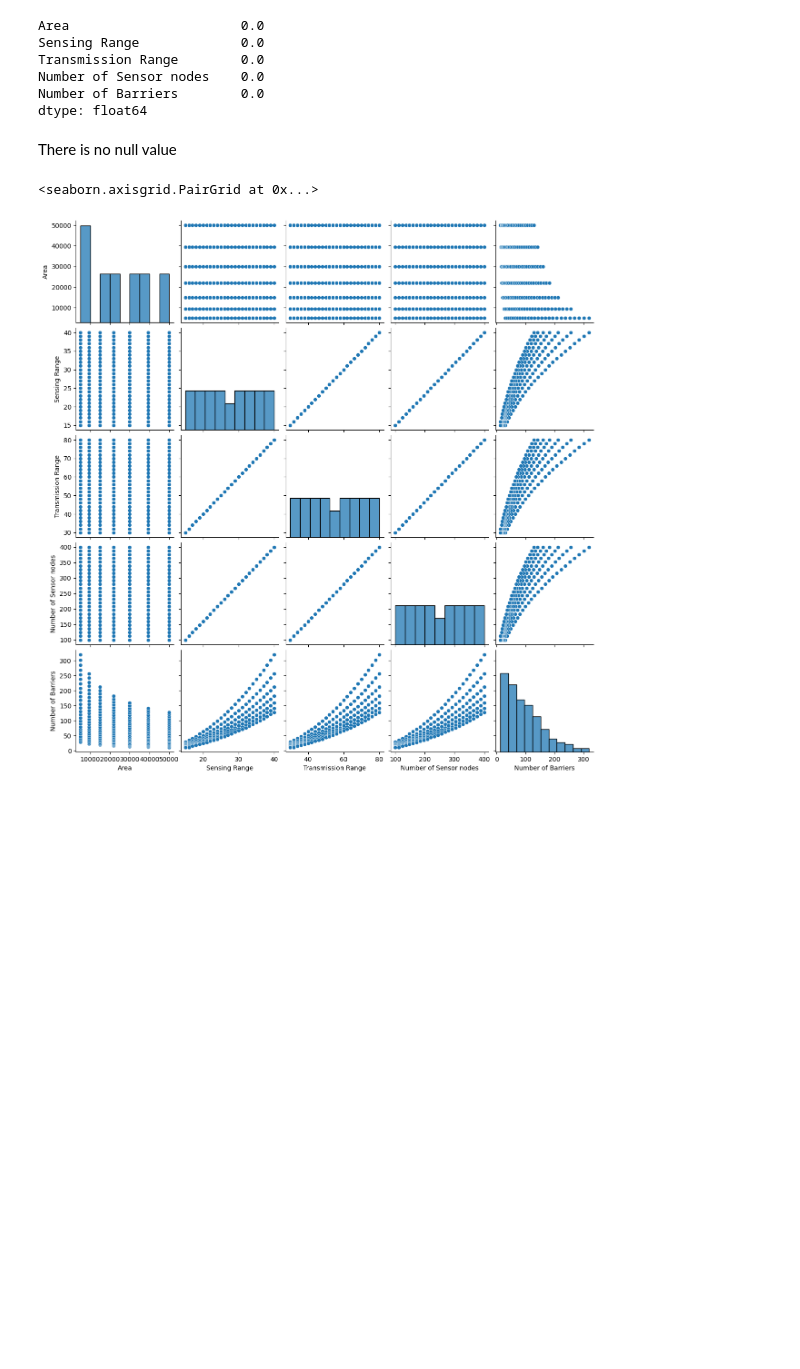
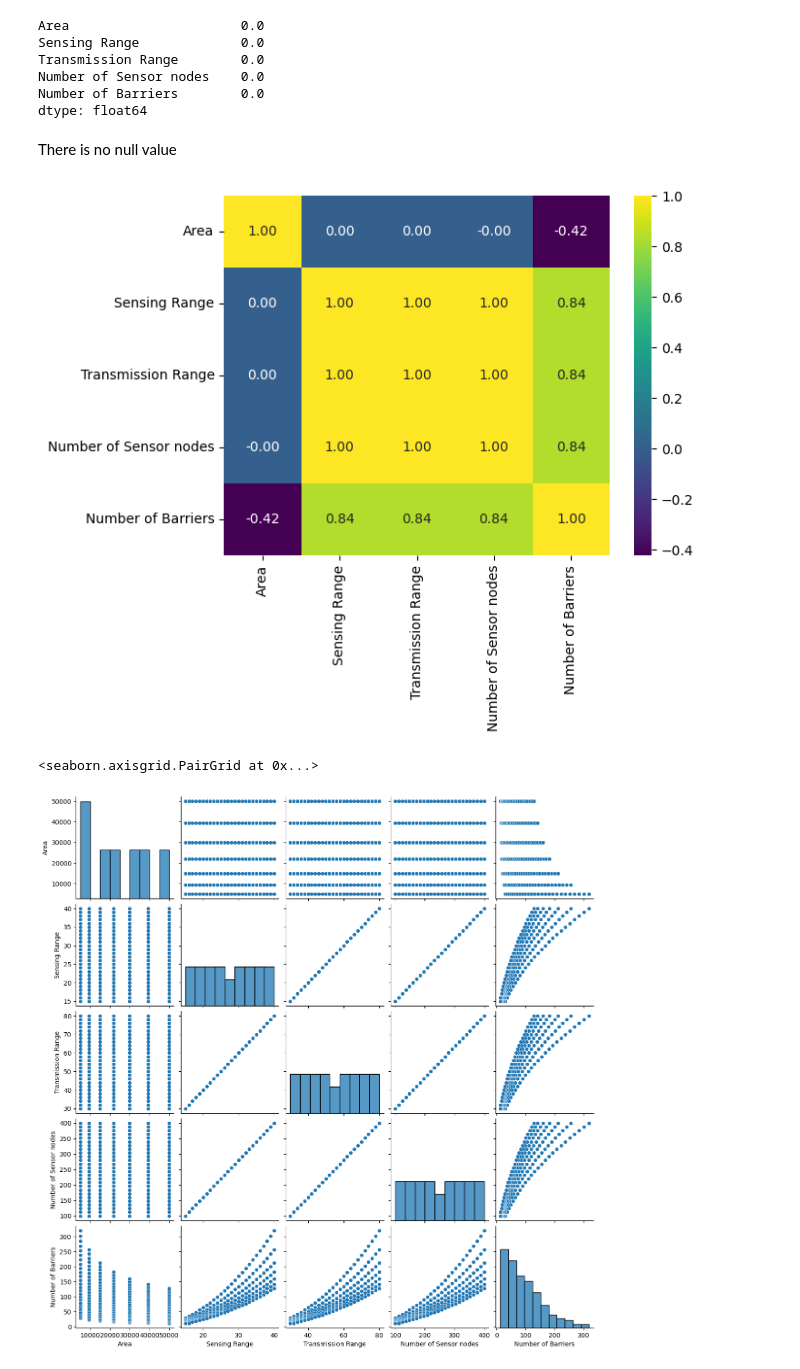
Before and after one commit to gioshwua/LE1_REANO_KJ, a Jupyter notebook: KennethReano.ipynb, the cells around one changed output. Saved outputs shown, nothing was run; the diff lists cells and outputs as text; code cells hidden in the pictures; blank space fills up the shorter version.

Commit message:
updated the file;added new graph

```diff
--- a/KennethReano.ipynb
+++ b/KennethReano.ipynb
@@ -26,6 +26,12 @@ Number of Barriers        0.0
 dtype: float64
 # %% [markdown]
 There is no null value
+# %%
+corr = dataset.corr()
+sns.heatmap(corr, annot=True, cmap='viridis', fmt=".2f")
+plt.show()
+# %% [output]
+[figure, added]
 # %%
 import seaborn as sns
 
```
